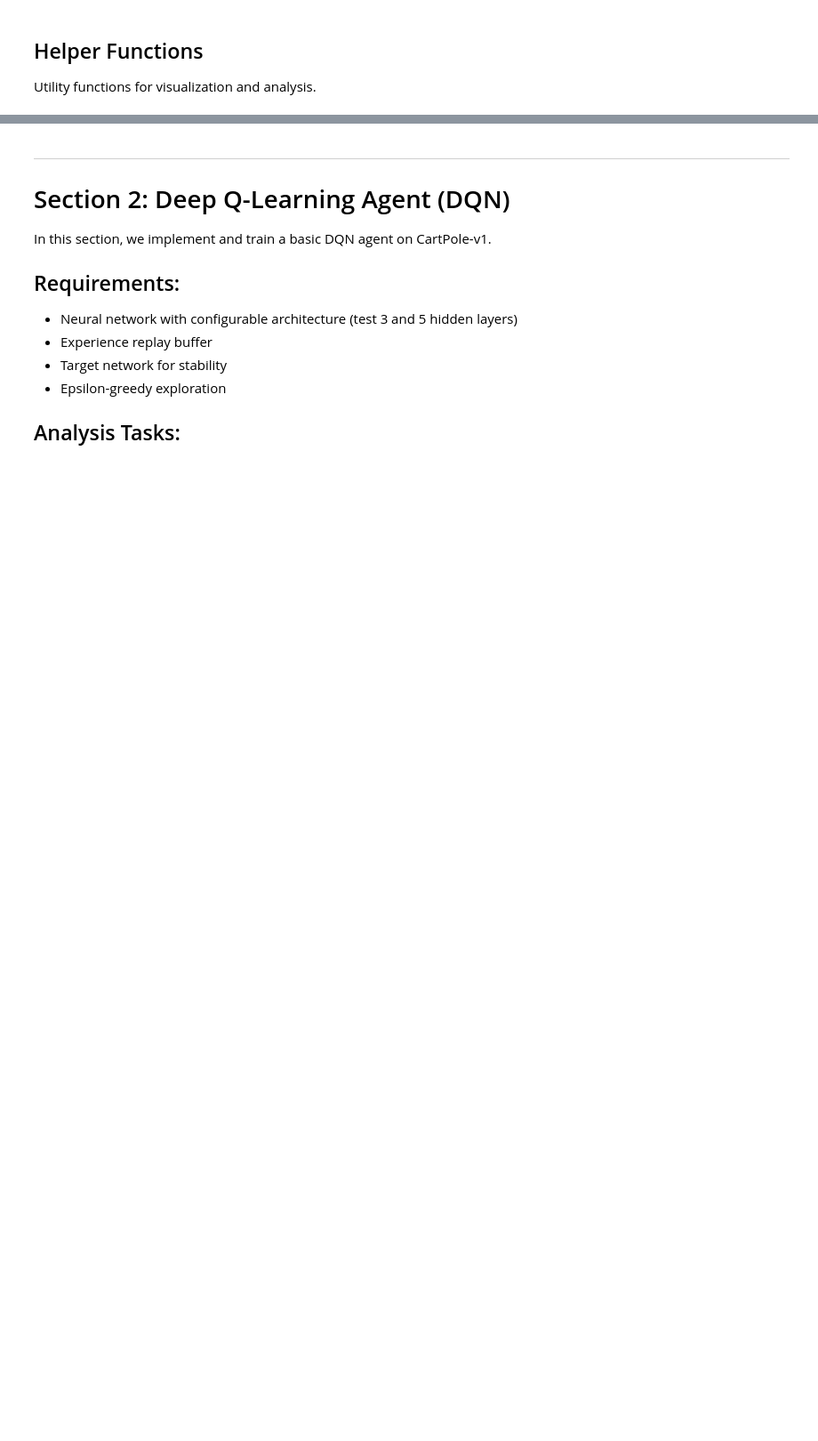
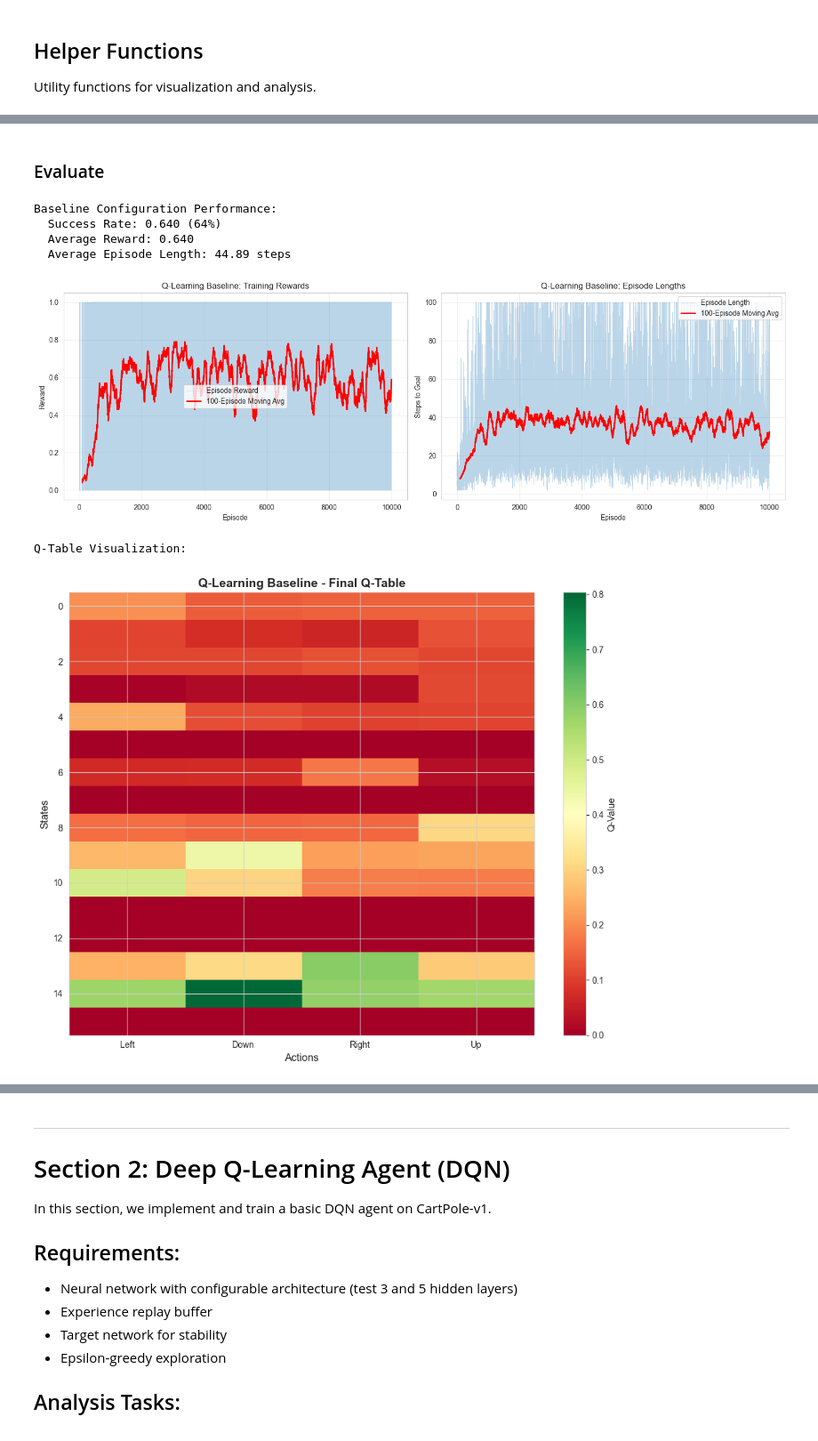
Before and after one commit to shaharoded/DeepQLearning, a Jupyter notebook: train-test-agents.ipynb, the cells around one changed output, grey strips where cells are left out. Shown at 89% size. Cells and saved outputs as stored; diff of their text form; code cells hidden in the pictures; blank space fills up the shorter version.

```diff
--- a/train-test-agents.ipynb
+++ b/train-test-agents.ipynb
@@ -246,0 +617,20 @@ def save_model_and_results(agent, results: Dict[str, Any], agent_name: str, base
+# %%
+# Training parameters
+NUM_EPISODES_QL = 10000
+MAX_STEPS_QL = 100
+EVAL_FREQ_QL = 1000
+
+print(f"Training Q-Learning agent (Baseline)...")
+print(f"Episodes: {NUM_EPISODES_QL}")
+print(f"Max steps per episode: {MAX_STEPS_QL}\n")
+
+# Train
+results_baseline = agent_ql_baseline.train_agent(
+    env=env_frozen,
+    max_episodes=NUM_EPISODES_QL,
+    max_steps=MAX_STEPS_QL,
+    eval_frequency=EVAL_FREQ_QL,
+    verbose=True
+)
+
+print("\n✓ Training completed!")
@@ -246,0 +655,27 @@ def save_model_and_results(agent, results: Dict[str, Any], agent_name: str, base
+# %% [markdown]
+### Evaluate
+# %%
+# Evaluate performance
+success_rate, avg_reward, avg_length = evaluate_qlearning_agent(
+    agent_ql_baseline, env_frozen, num_episodes=100
+)
+
+print(f"\nBaseline Configuration Performance:")
+print(f"  Success Rate: {success_rate:.3f} ({int(success_rate*100)}%)")
+print(f"  Average Reward: {avg_reward:.3f}")
+print(f"  Average Episode Length: {avg_length:.2f} steps")
+
+# Plot results
+plot_qlearning_results(results_baseline, "Q-Learning Baseline")
+
+# Visualize Q-table
+print("\nQ-Table Visualization:")
+visualize_q_table(agent_ql_baseline.q_table, "Q-Learning Baseline - Final Q-Table")
+# %% [output]
+Baseline Configuration Performance:
+  Success Rate: 0.640 (64%)
+  Average Reward: 0.640
+  Average Episode Length: 44.89 steps
+[figure, added]
+Q-Table Visualization:
+[figure, added]
```
Also changed, not shown: parts of 24 cells of this notebook.
